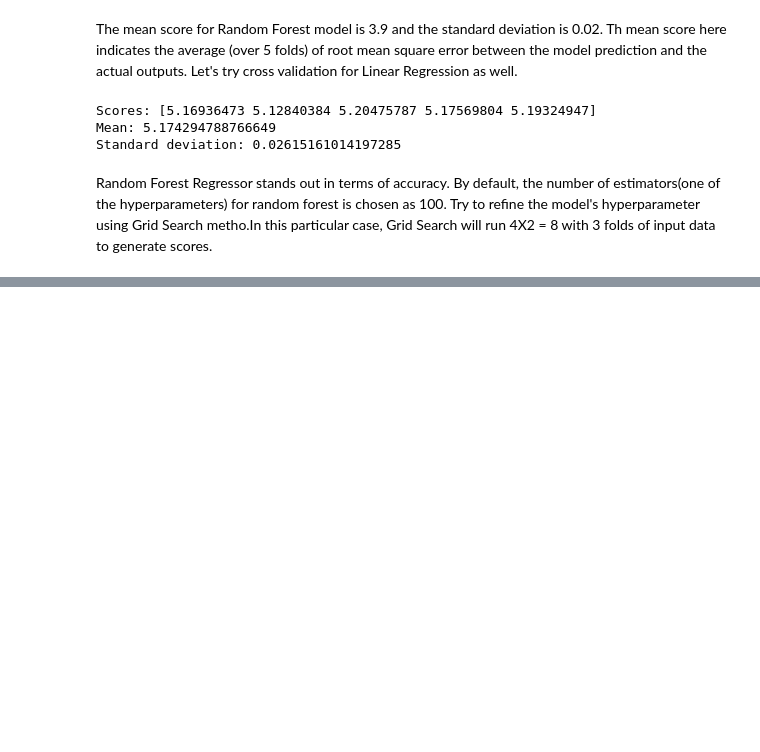
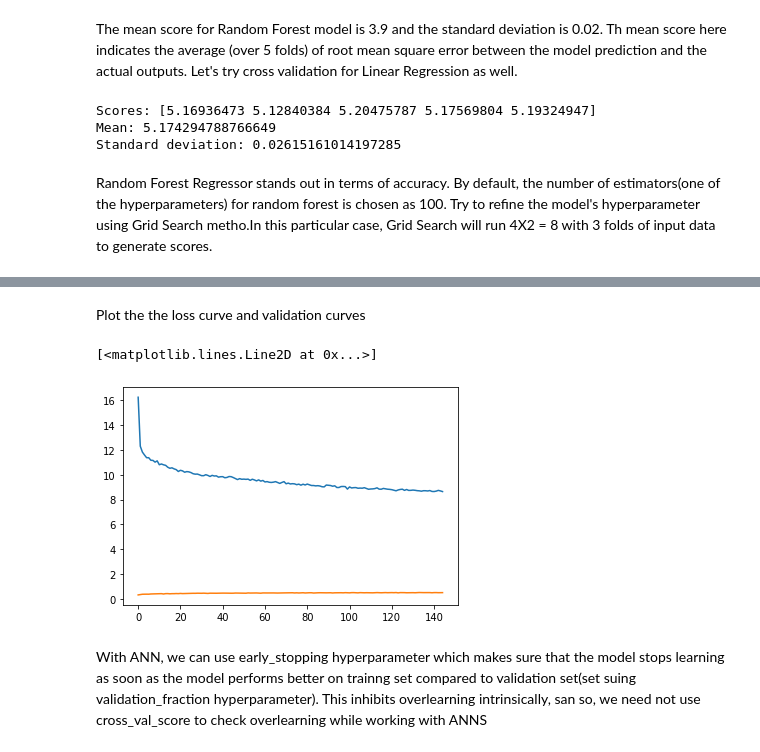
Before and after one commit to jamesleocodes/cheminformatics_projects, a Jupyter notebook: phy_chem_protein_tertiary/protein.ipynb, the cells around one changed output, grey strips where cells are left out. Saved outputs shown, nothing was run; the diff lists cells and outputs as text; code cells hidden in the pictures; blank space fills up the shorter version.

```diff
--- a/phy_chem_protein_tertiary/protein.ipynb
+++ b/phy_chem_protein_tertiary/protein.ipynb
@@ -267,3 +275,9 @@ Standard deviation: 0.02615161014197285
 # %% [markdown]
 Random Forest Regressor stands out in terms of accuracy.
 By default, the number of estimators(one of the hyperparameters) for random forest is chosen as 100. Try to refine the model's hyperparameter using Grid Search metho.In this particular case, Grid Search will run 4X2 = 8 with 3 folds of input data to generate scores.
+# %%
+param_grid = [{'n_estimators':[10, 100, 150, 300]}, {'bootstrap': [False], 'n_estimators':[10, 100, 150, 300]}]
+forest_reg = RandomForestRegressor()
+grid_search = GridSearchCV(forest_reg, param_grid, cv=3, scoring='neg_mean_squared_error', return_train_score=True)
+# %%
+grid_search.fit(x_train_scaled,y_train)
@@ -269,0 +316,11 @@ By default, the number of estimators(one of the hyperparameters) for random fore
+# %%
+mlp_regressor = MLPRegressor(hidden_layer_sizes=(100,10),
+                            tol =1e-4, max_iter = 1000,
+                            random_state = 42,
+                            learning_rate_init=1e-2,
+                            learning_rate='adaptive',
+                            validation_fraction=0.3,
+                            early_stopping=True)
+# %%
+%%time
+mlp_regressor.fit(x_train_scaled, y_train)
@@ -269,0 +333,10 @@ By default, the number of estimators(one of the hyperparameters) for random fore
+# %% [markdown]
+Plot the the loss curve and validation curves
+# %%
+plt.plot(mlp_regressor.loss_curve_)
+plt.plot(mlp_regressor.validation_scores_)
+# %% [output]
+[<matplotlib.lines.Line2D at 0x...>]
+[figure, added]
+# %% [markdown]
+With ANN, we can use early_stopping hyperparameter which makes sure that the model stops learning as soon as the model performs better on trainng set compared to validation set(set suing validation_fraction hyperparameter). This inhibits overlearning intrinsically, san so, we need not use cross_val_score to check overlearning while working with ANNS
```
Also changed, not shown: parts of 22 cells of this notebook.
